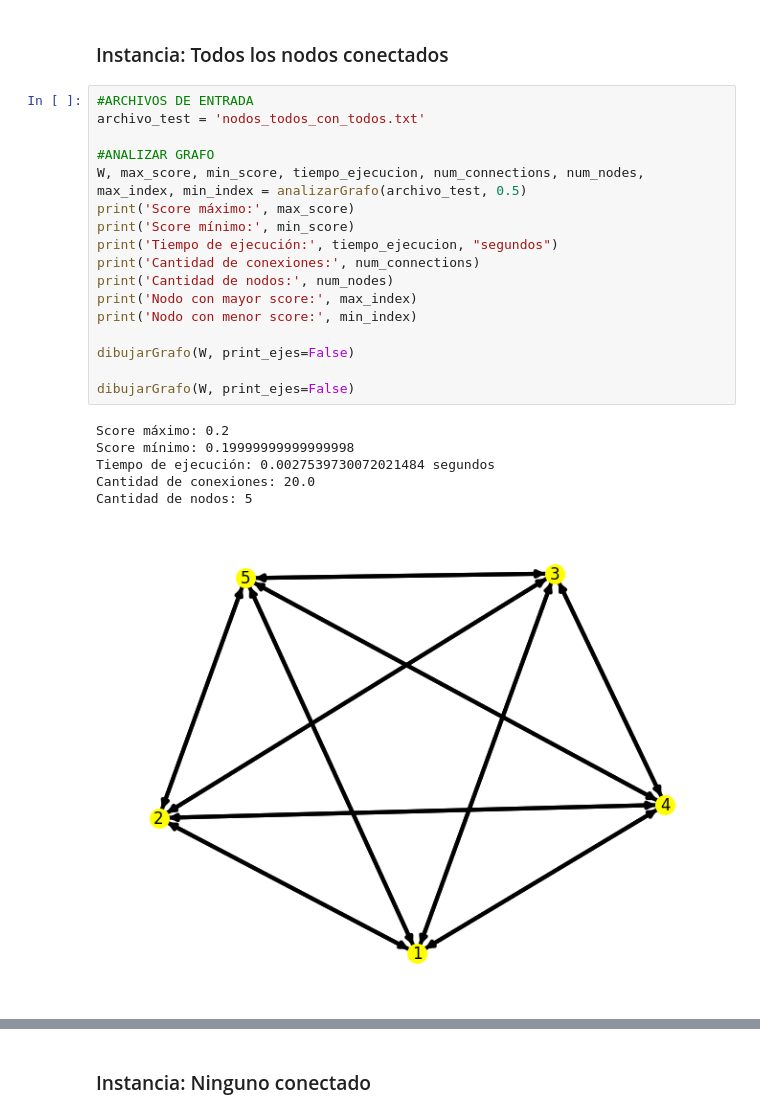
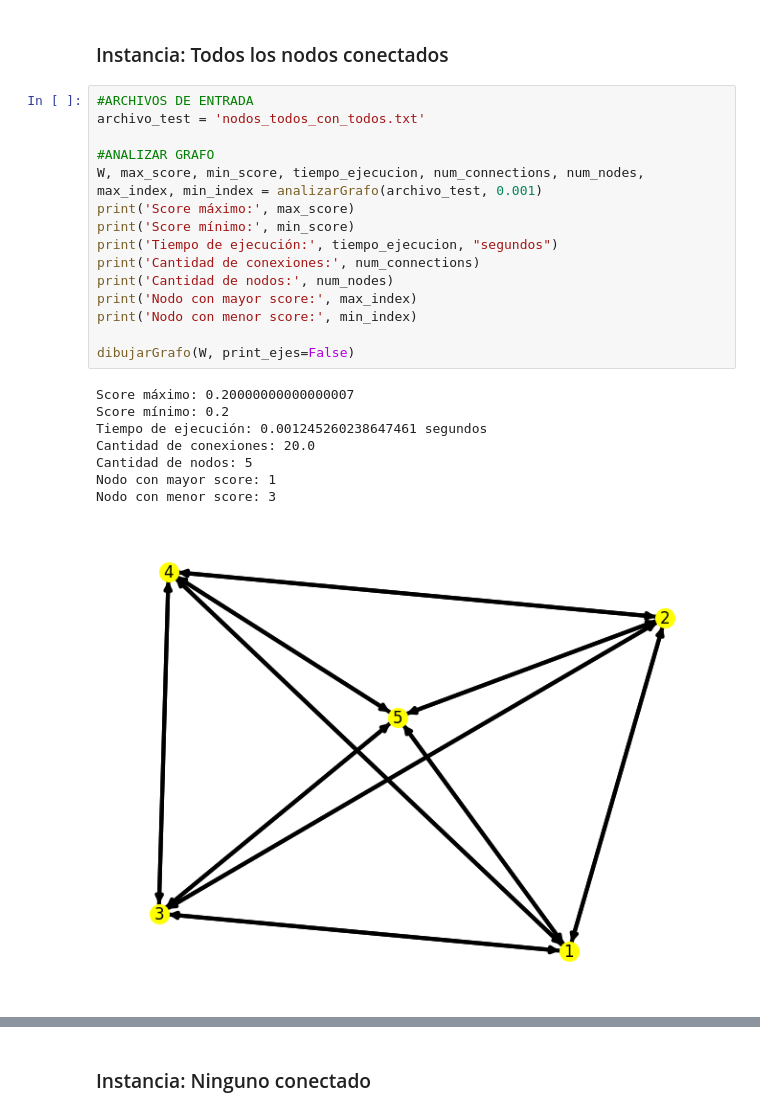
Before and after one commit to pedrobergaglio/algebra-lineal-computacional-2024, a Jupyter notebook: grupo_38_TP1.ipynb, the cells around one changed output, grey strips where cells are left out. Saved outputs shown, nothing was run; the diff lists cells and outputs as text.

```diff
--- a/grupo_38_TP1.ipynb
+++ b/grupo_38_TP1.ipynb
@@ -118,24 +213,24 @@ Graficar los grafos usando las funciones en el **funciones.py**.
 # %%
 #ARCHIVOS DE ENTRADA
 archivo_test = 'nodos_todos_con_todos.txt'
 
 #ANALIZAR GRAFO
-W, max_score, min_score, tiempo_ejecucion, num_connections, num_nodes, max_index, min_index = analizarGrafo(archivo_test, 0.5)
+W, max_score, min_score, tiempo_ejecucion, num_connections, num_nodes, max_index, min_index = analizarGrafo(archivo_test, 0.001)
 print('Score máximo:', max_score)
 print('Score mínimo:', min_score)
 print('Tiempo de ejecución:', tiempo_ejecucion, "segundos")
 print('Cantidad de conexiones:', num_connections)
 print('Cantidad de nodos:', num_nodes)
 print('Nodo con mayor score:', max_index)
 print('Nodo con menor score:', min_index)
 
 dibujarGrafo(W, print_ejes=False)
-
-dibujarGrafo(W, print_ejes=False)
 # %% [output]
-Score máximo: 0.2
-Score mínimo: 0.19999999999999998
-Tiempo de ejecución: 0.0027539730072021484 segundos
+Score máximo: 0.20000000000000007
+Score mínimo: 0.2
+Tiempo de ejecución: 0.001245260238647461 segundos
 Cantidad de conexiones: 20.0
 Cantidad de nodos: 5
+Nodo con mayor score: 1
+Nodo con menor score: 3
-[figure, old version]
+[figure, new version]
```
Also changed, not shown: parts of 31 cells of this notebook, 4 other files.
